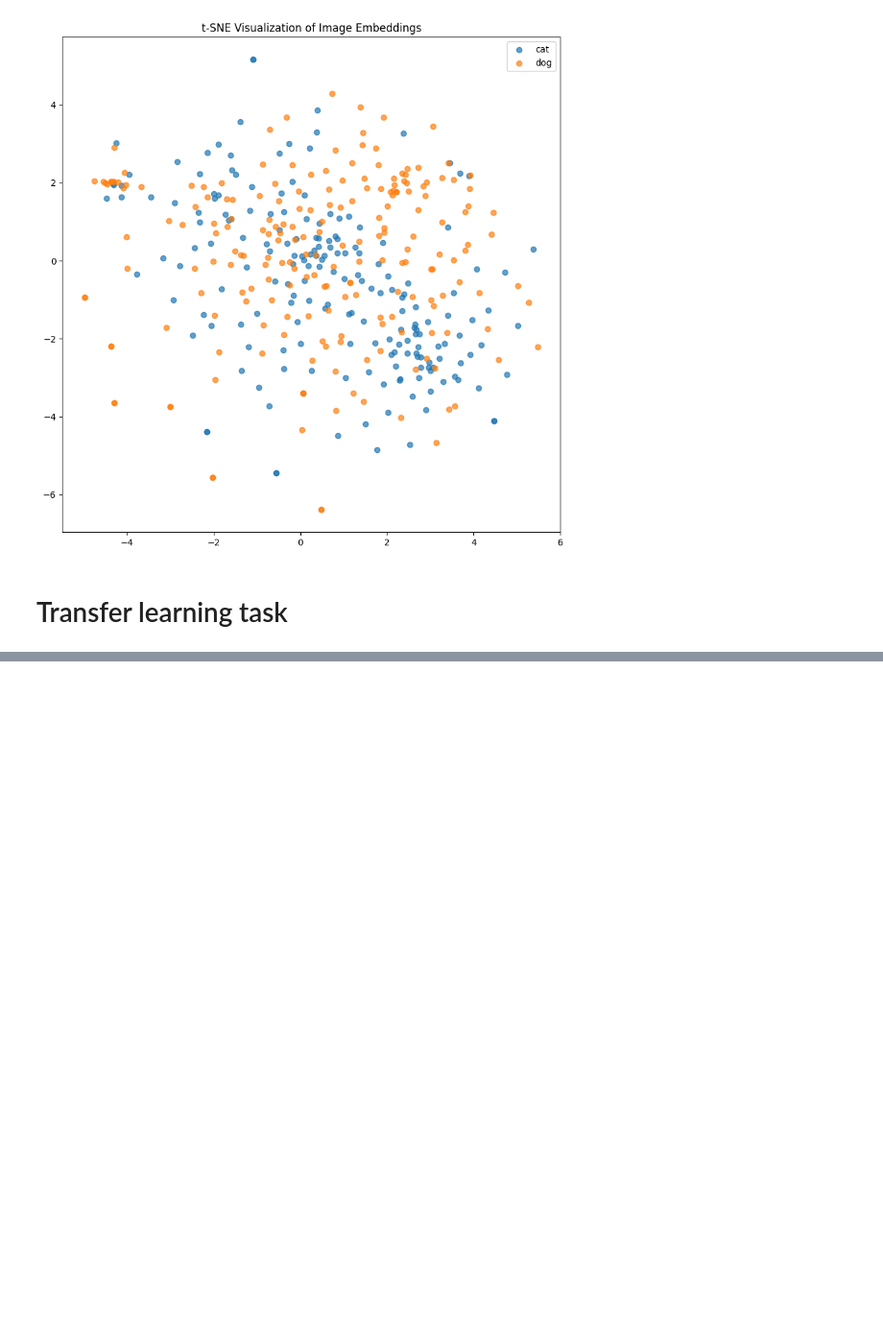
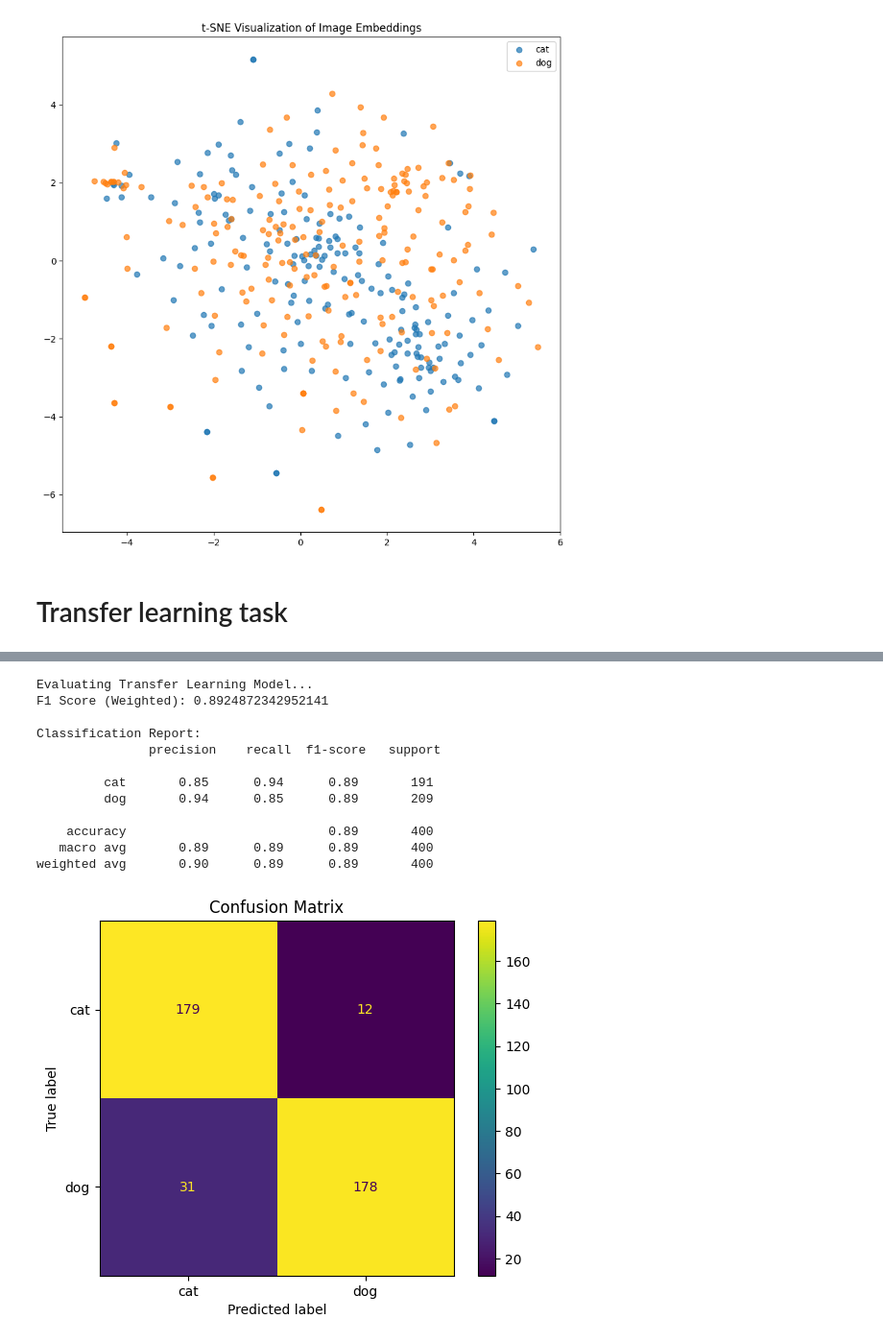
Before and after one commit to 0Viox0/imageMlLab, a Jupyter notebook: imageLab.ipynb, the cells around one changed output, grey strips where cells are left out. Shown: that part at 96% size. Saved outputs shown, nothing was run; the diff lists cells and outputs as text; code cells hidden in the pictures; blank space fills up the shorter version.

```diff
--- a/imageLab.ipynb
+++ b/imageLab.ipynb
@@ -386,0 +405,18 @@ for epoch in range(EPOCHS):
+# %%
+# Evaluate Transfer Learning Model
+print("Evaluating Transfer Learning Model...")
+evaluate_model(resnet, val_loader)
+# %% [output]
+Evaluating Transfer Learning Model...
+F1 Score (Weighted): 0.8924872342952141
+
+Classification Report:
+               precision    recall  f1-score   support
+
+         cat       0.85      0.94      0.89       191
+         dog       0.94      0.85      0.89       209
+
+    accuracy                           0.89       400
+   macro avg       0.89      0.89      0.89       400
+weighted avg       0.90      0.89      0.89       400
+[figure, added]
```
Also changed, not shown: parts of 3 cells of this notebook, 4 other files.
